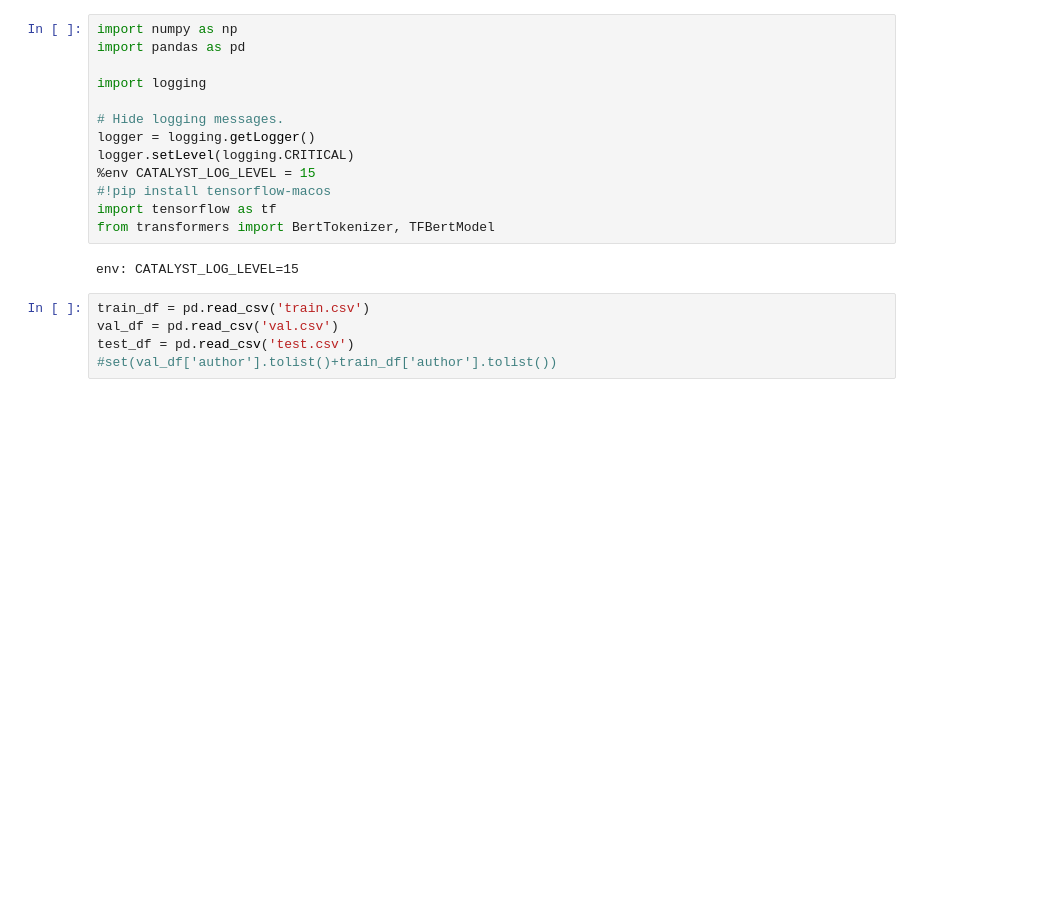
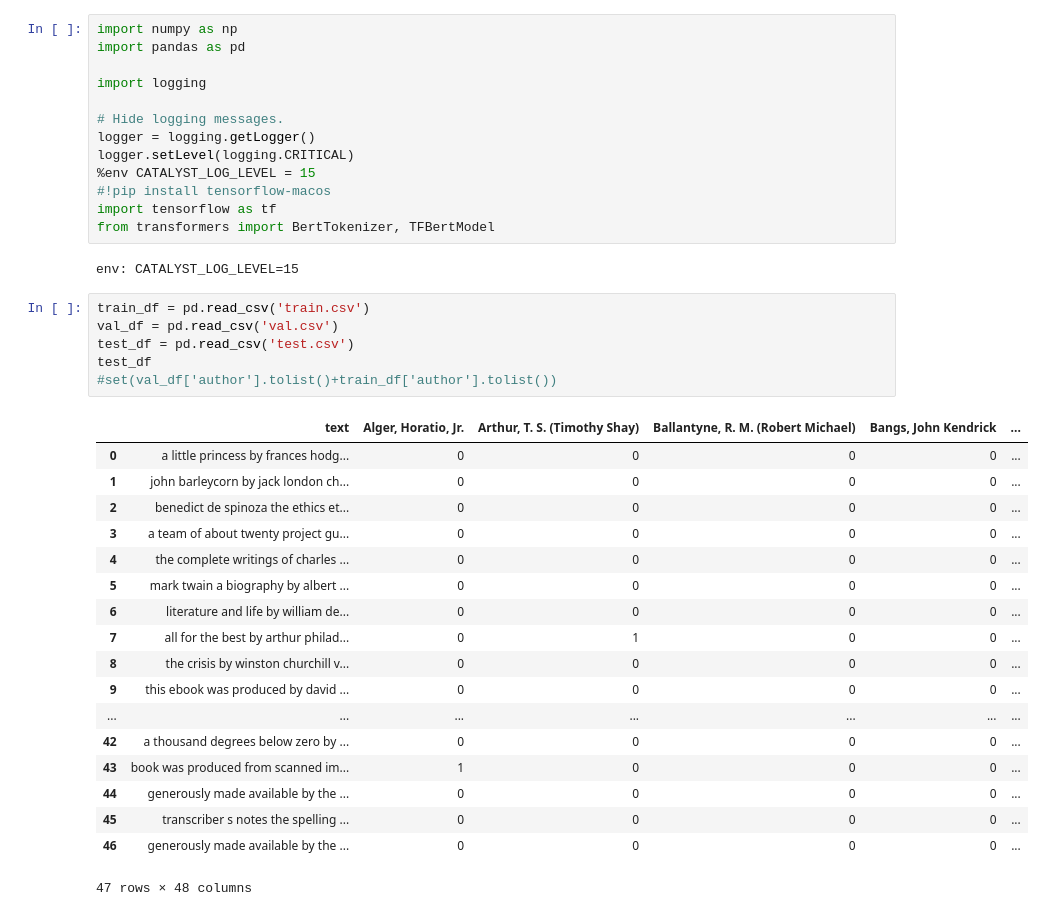
Before and after one commit to dukeraphaelng/team_spirit, a Jupyter notebook: transformer.ipynb, the cells around one changed output. Drawn from its saved outputs; the diff is of its cells as text; blank space fills up the shorter version.

```diff
--- a/transformer.ipynb
+++ b/transformer.ipynb
@@ -16,8 +16,28 @@ env: CATALYST_LOG_LEVEL=15
 # %%
 train_df = pd.read_csv('train.csv')
 val_df = pd.read_csv('val.csv')
 test_df = pd.read_csv('test.csv')
+test_df
 #set(val_df['author'].tolist()+train_df['author'].tolist())
+# %% [output]
+|  | text | Alger, Horatio, Jr. | Arthur, T. S. (Timothy Shay) | Ballantyne, R. M. (Robert Michael) | Bangs, John Kendrick | ... |
+| 0 | a little princess by frances hodg... | 0 | 0 | 0 | 0 | ... |
+| 1 | john barleycorn by jack london ch... | 0 | 0 | 0 | 0 | ... |
+| 2 | benedict de spinoza the ethics et... | 0 | 0 | 0 | 0 | ... |
+| 3 | a team of about twenty project gu... | 0 | 0 | 0 | 0 | ... |
+| 4 | the complete writings of charles ... | 0 | 0 | 0 | 0 | ... |
+| 5 | mark twain a biography by albert ... | 0 | 0 | 0 | 0 | ... |
+| 6 | literature and life by william de... | 0 | 0 | 0 | 0 | ... |
+| 7 | all for the best by arthur philad... | 0 | 1 | 0 | 0 | ... |
+| 8 | the crisis by winston churchill v... | 0 | 0 | 0 | 0 | ... |
+| 9 | this ebook was produced by david ... | 0 | 0 | 0 | 0 | ... |
+| ... | ... | ... | ... | ... | ... | ... |
+| 42 | a thousand degrees below zero by ... | 0 | 0 | 0 | 0 | ... |
+| 43 | book was produced from scanned im... | 1 | 0 | 0 | 0 | ... |
+| 44 | generously made available by the ... | 0 | 0 | 0 | 0 | ... |
+| 45 | transcriber s notes the spelling ... | 0 | 0 | 0 | 0 | ... |
+| 46 | generously made available by the ... | 0 | 0 | 0 | 0 | ... |
+47 rows × 48 columns
 # %%
 from transformers import BertModel, BertTokenizer
 import torch
```
Also changed, not shown: parts of 2 cells of this notebook.
